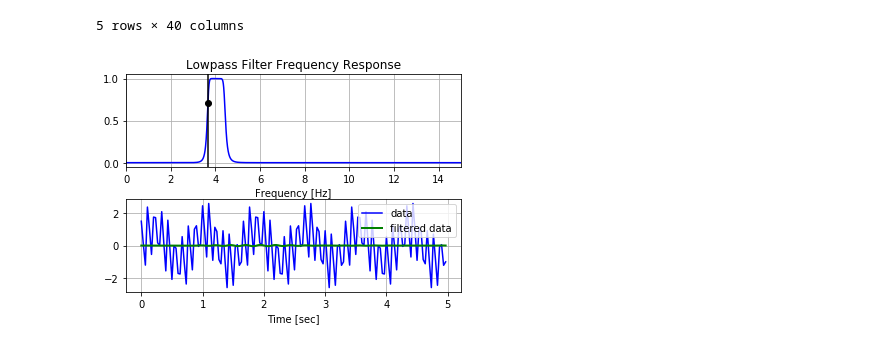
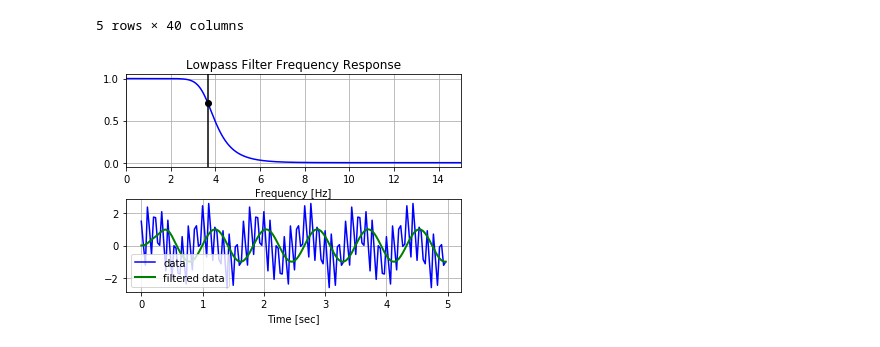
Before and after one commit to Kaushal1011/signals-systems, a Jupyter notebook: testerS3.ipynb, the cells around one changed output. Saved outputs shown, nothing was run; the diff lists cells and outputs as text; code cells hidden in the pictures.

```diff
--- a/testerS3.ipynb
+++ b/testerS3.ipynb
@@ -96,7 +97,7 @@ def butter_lowpass(cutoff, fs, order=5):
     #change band to low to make a lowpass filter and change (normal_cutoff,..) to normal_cutoff
     #change low to high to make  a higpass filter
     #lowpass and highpass take wn as single value however bandpass takes tuple
-    b, a = butter(order, (normal_cutoff,normal_cutoff+0.05), btype='band', analog=False)
+    b, a = butter(order, normal_cutoff, btype='low', analog=False)
     return b, a
 
 def butter_lowpass_filter(data, cutoff, fs, order=5):
@@ -119,31 +120,31 @@ plt.subplot(2, 1, 1)
 plt.plot(0.5*fs*w/np.pi, np.abs(h), 'b')
 plt.plot(cutoff, 0.5*np.sqrt(2), 'ko')
 plt.axvline(cutoff, color='k')
 plt.xlim(0, 0.5*fs)
 plt.title("Lowpass Filter Frequency Response")
 plt.xlabel('Frequency [Hz]')
 plt.grid()
 
 
 # Demonstrate the use of the filter.
 # First make some data to be filtered.
 T = 5.0         # seconds
 n = int(T * fs) # total number of samples
 t = np.linspace(0, T, n, endpoint=False)
 # "Noisy" data.  We want to recover the 1.2 Hz signal from this.
 data = np.sin(1.2*2*np.pi*t) + 1.5*np.cos(9*2*np.pi*t) + 0.5*np.sin(12.0*2*np.pi*t)
 
 # Filter the data, and plot both the original and filtered signals.
 y = butter_lowpass_filter(data, cutoff, fs, order)
 
 plt.subplot(2, 1, 2)
 plt.plot(t, data, 'b-', label='data')
 plt.plot(t, y, 'g-', linewidth=2, label='filtered data')
 plt.xlabel('Time [sec]')
 plt.grid()
 plt.legend()
 
 plt.subplots_adjust(hspace=0.35)
 plt.show()
 # %% [output]
-[figure, old version]
+[figure, new version]
```
Also changed, not shown: parts of 4 cells of this notebook, 3 other files.
